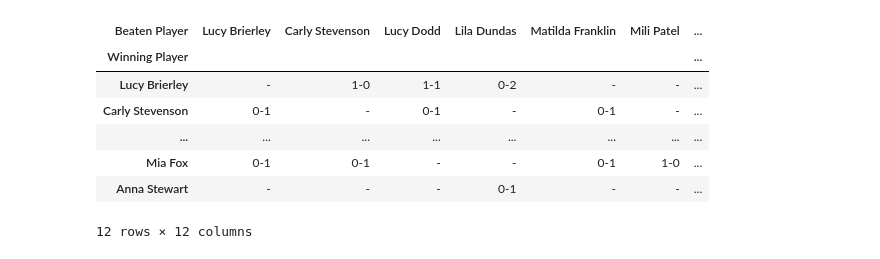
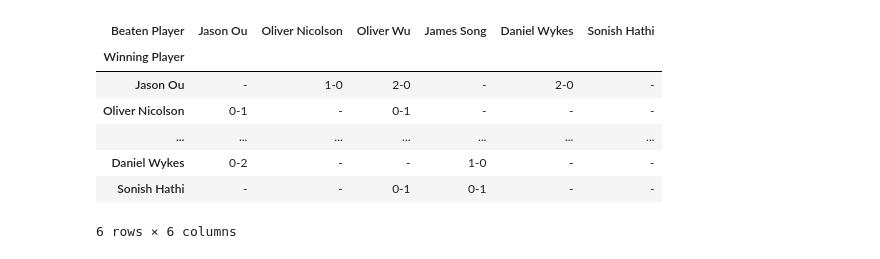
Before and after one commit to HxHuang258/Selection-Tool, a Jupyter notebook: api_test.ipynb, the cells around one changed output. Saved outputs shown, nothing was run; the diff lists cells and outputs as text; code cells hidden in the pictures.

```diff
--- a/api_test.ipynb
+++ b/api_test.ipynb
@@ -6,12 +6,22 @@ from dotenv import load_dotenv
 from bs4 import BeautifulSoup
 from datetime import datetime, timedelta
 import pandas as pd
-pd.set_option('display.max_rows', 10)
+import re
+pd.set_option('display.max_rows', 900)
 
 bets = BETS()
 criteria = ['U19 Gold','U19 National Championships','U17 National Championships','Senior Gold']
 roundsWanted = ['SF','SF','Final','SF']
-matchData = get_tournament_results(bets,criteria,roundsWanted,'16/09/2024')
+yongestTournament = 'U16'
+matchData = get_tournament_results(bets,criteria,yongestTournament,roundsWanted,'16/09/2024')
 # R128 ... QF SF Final
 matchData
+
+
+### H2H From all tournaments - no county - In Progress
+#   Display tournament results in date order.
+#   Extra tab for scores
+#   Think of ways to tell the story.
+#   Flag unfinished matches
+## Make into a Shiny App
 # %% [output]
@@ -45,7 +61,11 @@ class BETS():
     #   Create lists of cool tourney codes.
     def search_tournaments(self,query):
         outputQuery = query.replace(' ','+')
-        url = self.baseUrl+f"/Tournament?q={outputQuery}"
+        if query:
+            url = self.baseUrl+f"/Tournament?q={outputQuery}"
+        else:
+            yearAgo = datetime.strftime(datetime.today() - timedelta(days=365),'%Y-%m-%d')
+            url = self.baseUrl+f"/Tournament?list=1&refdate={yearAgo}&pagesize=1000"
         return self.make_call(url)
 
     def get_tournament_details(self,tCode):
@@ -508,14 +617,14 @@ for df in targetPlayersDfs:
 # %%
-h2hMatrix[3]
+h2hMatrix[0]
 # %% [output]
-| Beaten Player | Lucy Brierley | Carly Stevenson | Lucy Dodd | Lila Dundas | Matilda Franklin | Mili Patel | ... |
-| Winning Player |  |  |  |  |  |  | ... |
-| Lucy Brierley | - | 1-0 | 1-1 | 0-2 | - | - | ... |
-| Carly Stevenson | 0-1 | - | 0-1 | - | 0-1 | - | ... |
-| ... | ... | ... | ... | ... | ... | ... | ... |
-| Mia Fox | 0-1 | 0-1 | - | - | 0-1 | 1-0 | ... |
-| Anna Stewart | - | - | - | 0-1 | - | - | ... |
+| Beaten Player | Jason Ou | Oliver Nicolson | Oliver Wu | James Song | Daniel Wykes | Sonish Hathi |
+| Winning Player |  |  |  |  |  |  |
+| Jason Ou | - | 1-0 | 2-0 | - | 2-0 | - |
+| Oliver Nicolson | 0-1 | - | 0-1 | - | - | - |
+| ... | ... | ... | ... | ... | ... | ... |
+| Daniel Wykes | 0-2 | - | - | 1-0 | - | - |
+| Sonish Hathi | - | - | 0-1 | 0-1 | - | - |
-12 rows × 12 columns
+6 rows × 6 columns
 # %%
 import pandas as pd
 from openpyxl import load_workbook
```
Also changed, not shown: parts of 7 cells of this notebook, 1 other file.
